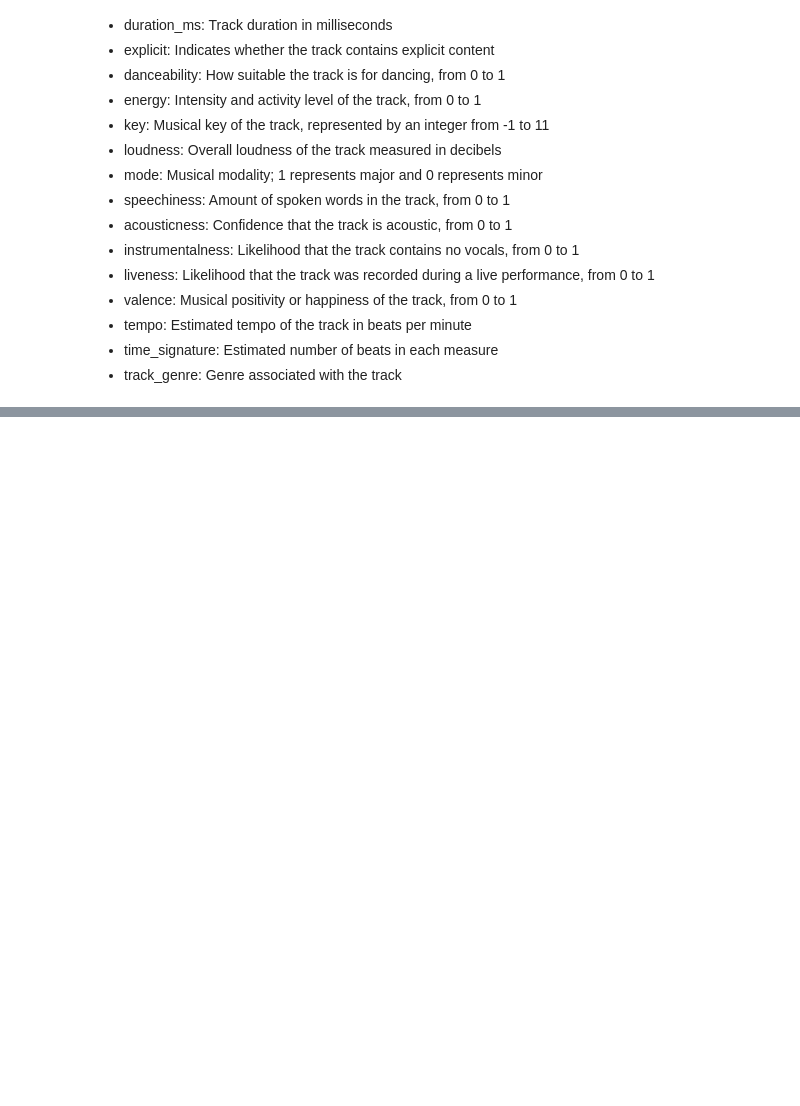
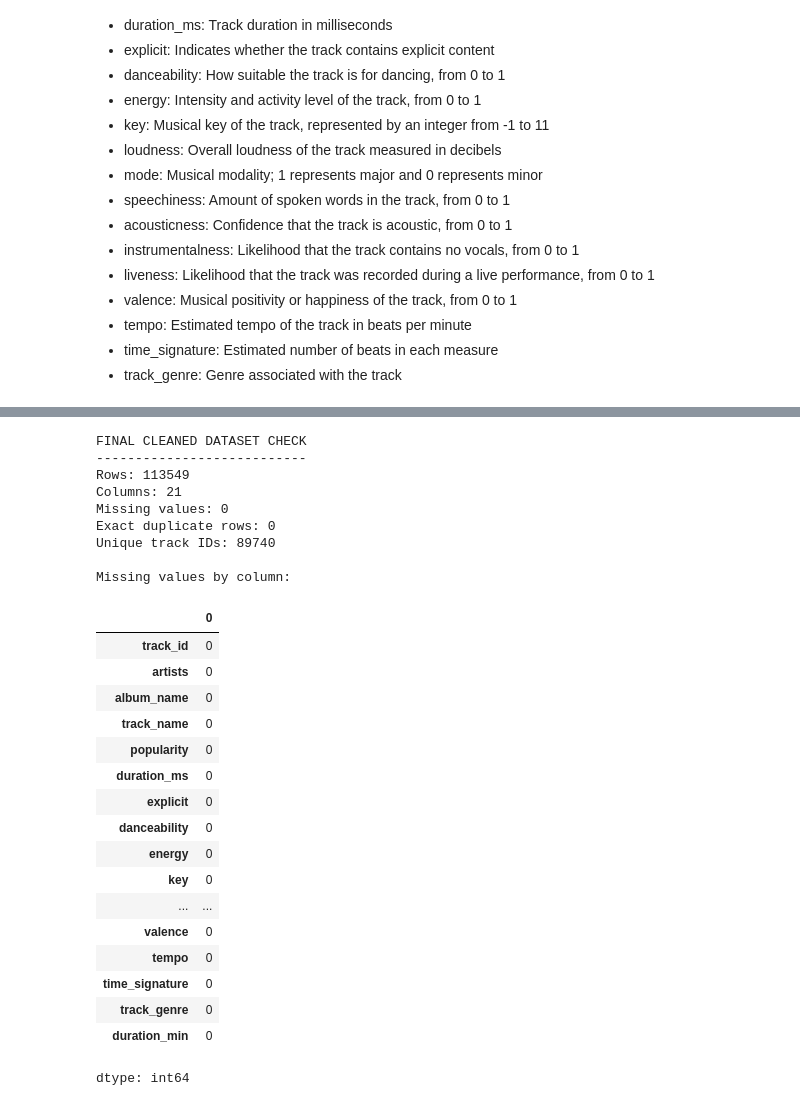
Before and after one commit to do-alisa/final-data-analysis-project, a Jupyter notebook: Spotify_Analysis.ipynb, the cells around one changed output, grey strips where cells are left out. Drawn from its saved outputs; the diff is of its cells as text; code cells hidden in the pictures; blank space fills up the shorter version.

```diff
--- a/Spotify_Analysis.ipynb
+++ b/Spotify_Analysis.ipynb
@@ -163,0 +187,15 @@ Examples of tracks with multiple genre labels:
+# %%
+missing_track_rows = df_clean[
+    df_clean[["artists", "album_name", "track_name"]]
+    .isnull()
+    .any(axis=1)
+]
+
+display(missing_track_rows)
+
+df_clean = df_clean.dropna(
+    subset=["artists", "album_name", "track_name"]
+).copy()
+
+print("Rows after removing missing information:", len(df_clean))
+print("Missing values remaining:", df_clean.isnull().sum().sum())
@@ -163,0 +231,48 @@ Examples of tracks with multiple genre labels:
+# %%
+print("\nFINAL CLEANED DATASET CHECK")
+print("---------------------------")
+print("Rows:", len(df_clean))
+print("Columns:", len(df_clean.columns))
+print(
+    "Missing values:",
+    df_clean.isnull().sum().sum()
+)
+print(
+    "Exact duplicate rows:",
+    df_clean.duplicated().sum()
+)
+print(
+    "Unique track IDs:",
+    df_clean["track_id"].nunique()
+)
+
+print("\nMissing values by column:")
+display(df_clean.isnull().sum())
+# %% [output]
+FINAL CLEANED DATASET CHECK
+---------------------------
+Rows: 113549
+Columns: 21
+Missing values: 0
+Exact duplicate rows: 0
+Unique track IDs: 89740
+
+Missing values by column:
+|  | 0 |
+| track_id | 0 |
+| artists | 0 |
+| album_name | 0 |
+| track_name | 0 |
+| popularity | 0 |
+| duration_ms | 0 |
+| explicit | 0 |
+| danceability | 0 |
+| energy | 0 |
+| key | 0 |
+| ... | ... |
+| valence | 0 |
+| tempo | 0 |
+| time_signature | 0 |
+| track_genre | 0 |
+| duration_min | 0 |
+dtype: int64
```
Also changed, not shown: parts of 14 cells of this notebook.
